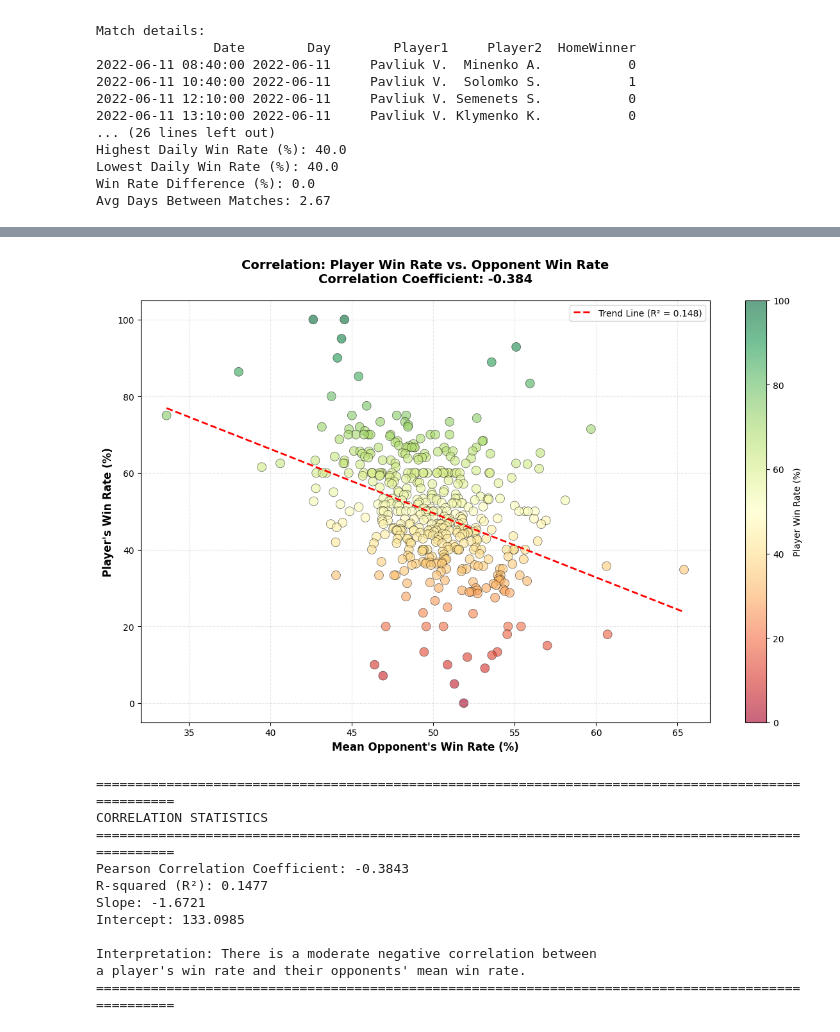
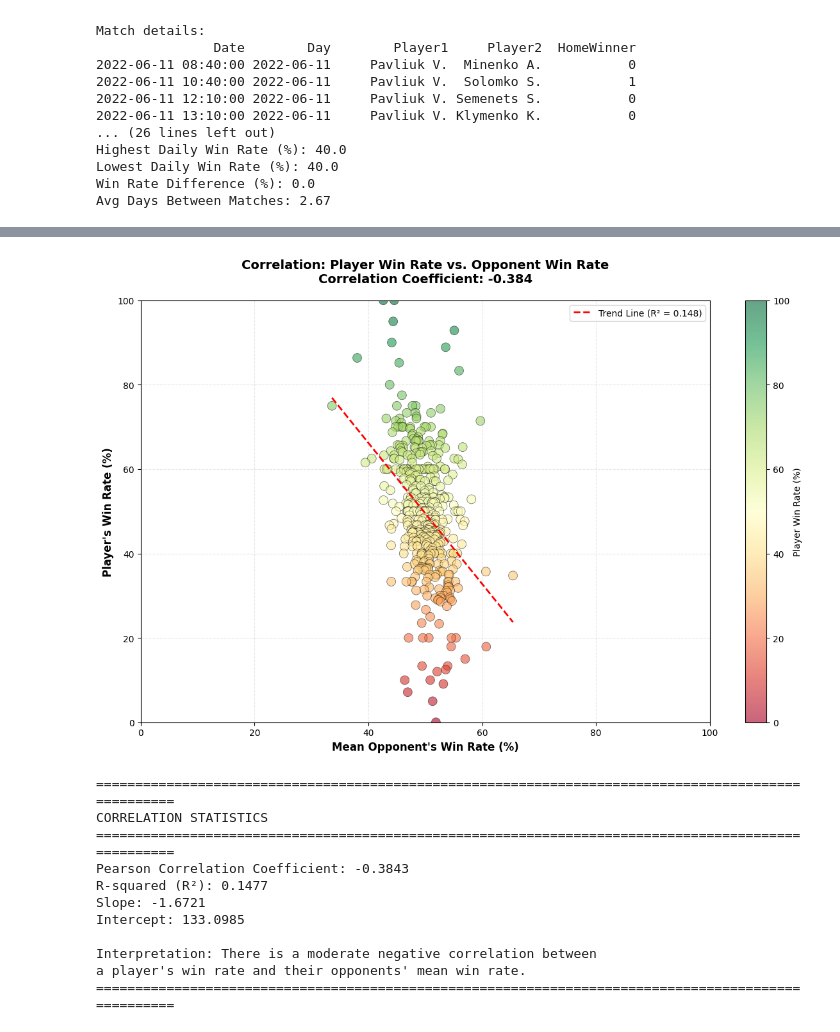
Before and after one commit to nap881/Table-Tennis-Data, a Jupyter notebook: ttdata.ipynb, the cells around one changed output, grey strips where cells are left out. Cells and saved outputs as stored; diff of their text form; code cells hidden in the pictures.

```diff
--- a/ttdata.ipynb
+++ b/ttdata.ipynb
@@ -822,35 +813,37 @@ plt.title('Correlation: Player Win Rate vs. Opponent Win Rate\n' +
           f'Correlation Coefficient: {correlation:.3f}',
           fontsize=14, fontweight='bold', pad=20)
 plt.grid(True, alpha=0.3, linestyle='--')
+plt.xlim(0, 100)
+plt.ylim(0, 100)
 plt.colorbar(scatter, label='Player Win Rate (%)')
 plt.legend(fontsize=10)
 
 plt.tight_layout()
 plt.show()
 
 # Print correlation statistics
 print("\n" + "="*100)
 print("CORRELATION STATISTICS")
 print("="*100)
 print(f"Pearson Correlation Coefficient: {correlation:.4f}")
 print(f"R-squared (R²): {r_squared:.4f}")
 print(f"Slope: {slope:.4f}")
 print(f"Intercept: {intercept:.4f}")
 
 if abs(correlation) < 0.3:
     strength = "weak"
 elif abs(correlation) < 0.7:
     strength = "moderate"
 else:
     strength = "strong"
 
 direction = "positive" if correlation > 0 else "negative"
 
 print(f"\nInterpretation: There is a {strength} {direction} correlation between")
 print(f"a player's win rate and their opponents' mean win rate.")
 print("="*100)
 # %% [output]
-[figure, old version]
+[figure, new version]
 ====================================================================================================
 CORRELATION STATISTICS
 ====================================================================================================
```
Also changed, not shown: parts of 11 cells of this notebook.
